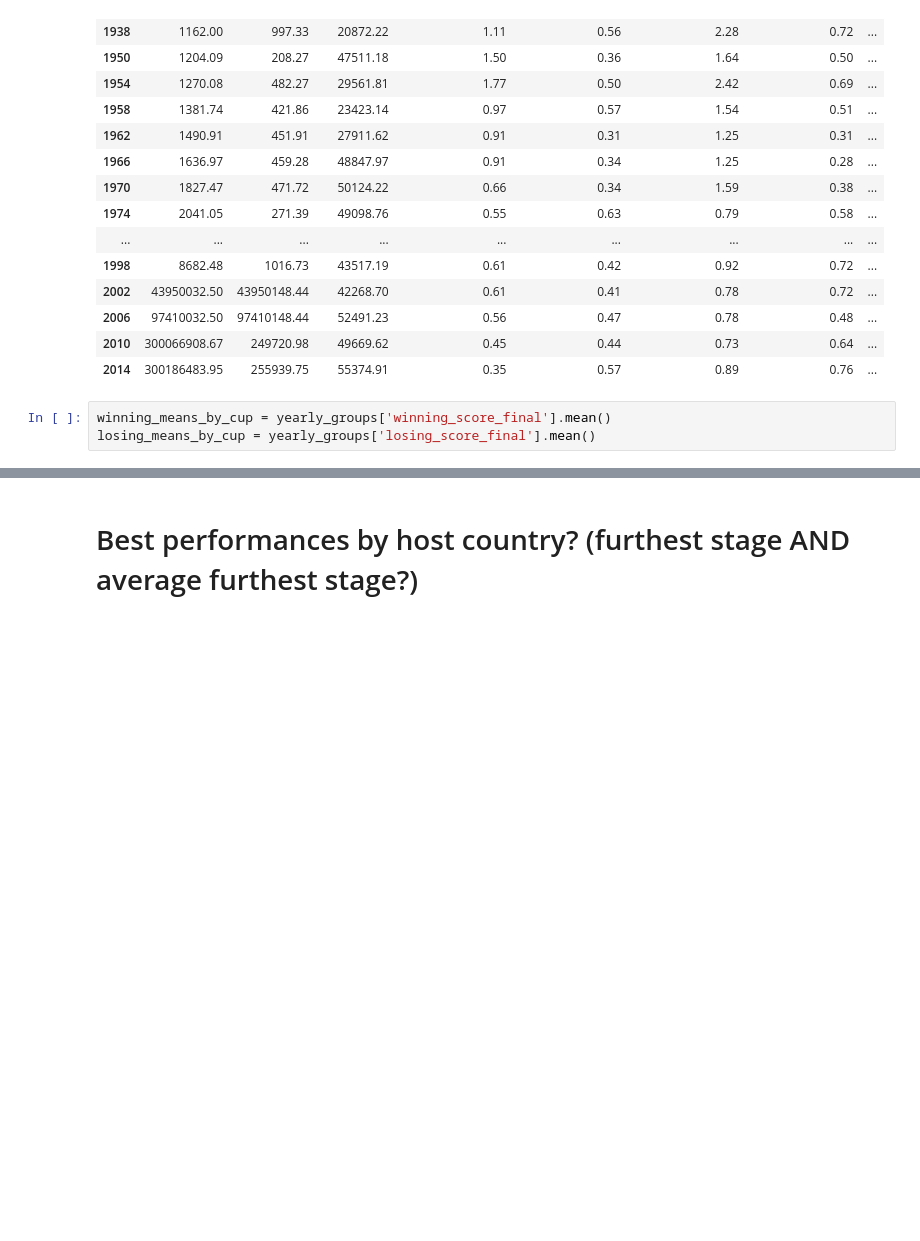
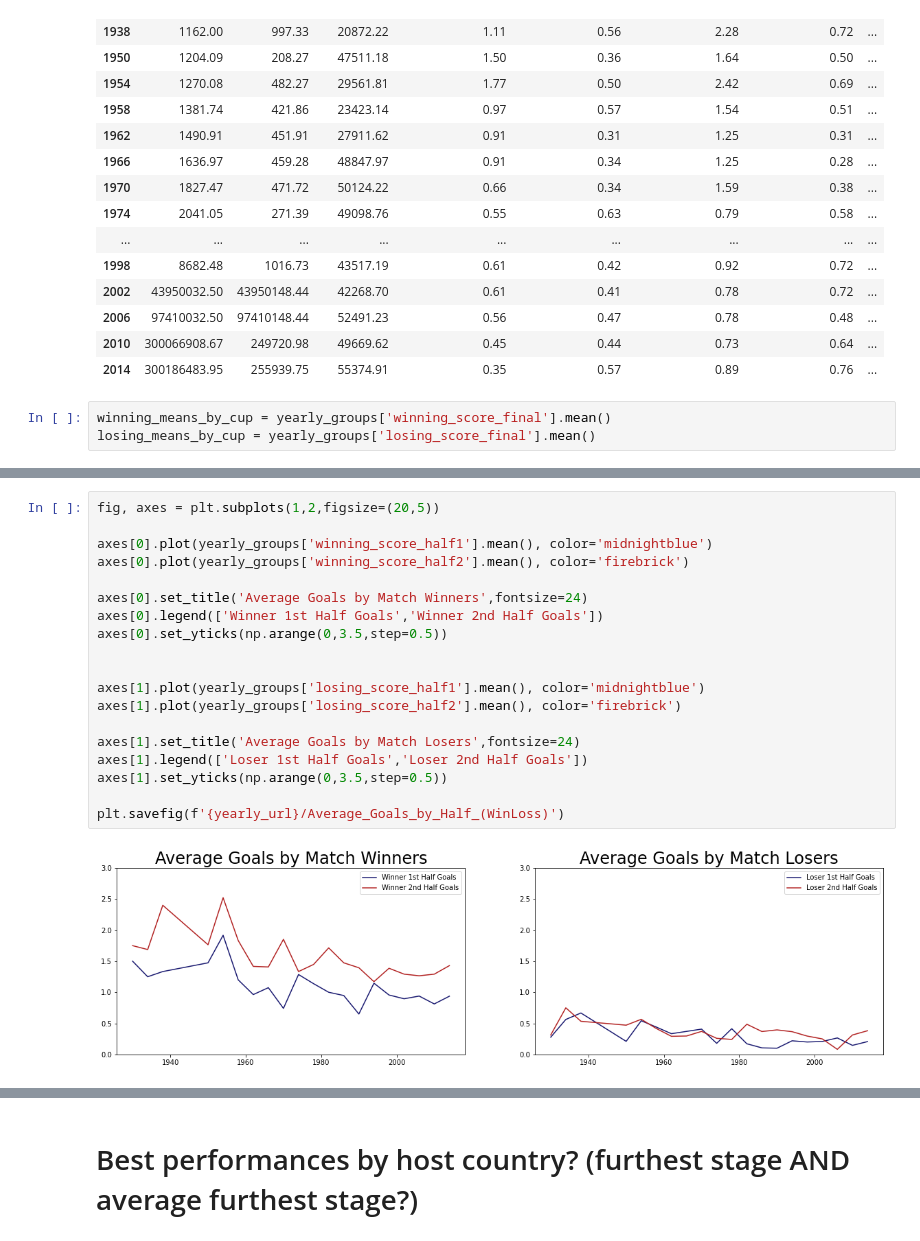
Before and after one commit to ian-zukowski/World_Cup_Analysis, a Jupyter notebook: World Cup Analysis.ipynb, the cells around one changed output, grey strips where cells are left out. Cells and saved outputs as stored; diff of their text form; blank space fills up the shorter version.

```diff
--- a/World Cup Analysis.ipynb
+++ b/World Cup Analysis.ipynb
@@ -248,0 +285,21 @@ plt.savefig(f'{yearly_url}/Average_Scores_by_Year')
+# %%
+fig, axes = plt.subplots(1,2,figsize=(20,5))
+
+axes[0].plot(yearly_groups['winning_score_half1'].mean(), color='midnightblue')
+axes[0].plot(yearly_groups['winning_score_half2'].mean(), color='firebrick')
+
+axes[0].set_title('Average Goals by Match Winners',fontsize=24)
+axes[0].legend(['Winner 1st Half Goals','Winner 2nd Half Goals'])
+axes[0].set_yticks(np.arange(0,3.5,step=0.5))
+
+
+axes[1].plot(yearly_groups['losing_score_half1'].mean(), color='midnightblue')
+axes[1].plot(yearly_groups['losing_score_half2'].mean(), color='firebrick')
+
+axes[1].set_title('Average Goals by Match Losers',fontsize=24)
+axes[1].legend(['Loser 1st Half Goals','Loser 2nd Half Goals'])
+axes[1].set_yticks(np.arange(0,3.5,step=0.5))
+
+plt.savefig(f'{yearly_url}/Average_Goals_by_Half_(WinLoss)')
+# %% [output]
+[figure, added]
```
Also changed, not shown: parts of 20 cells of this notebook, 5 other files.
